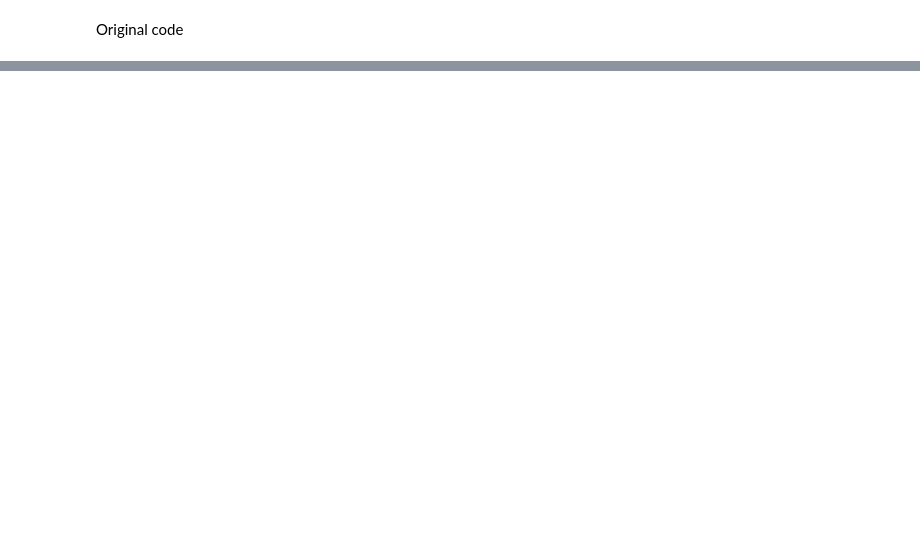
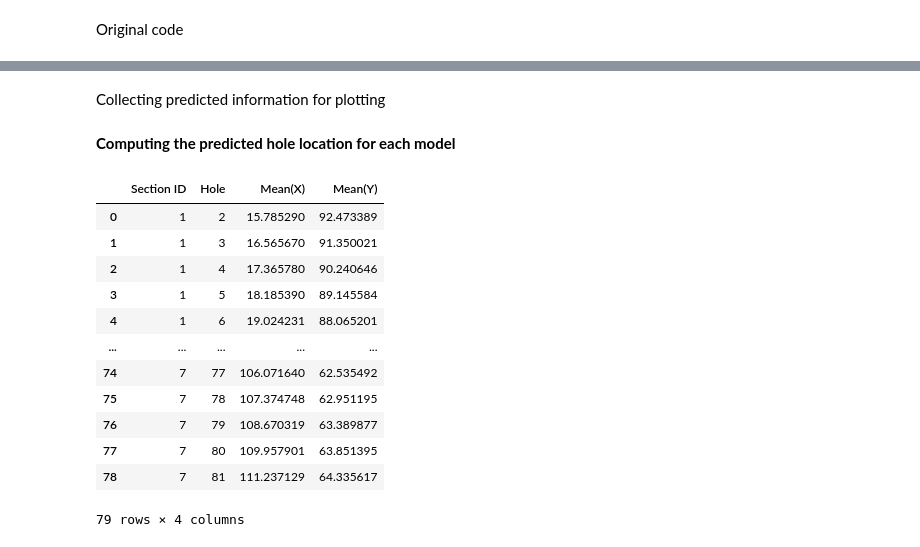
Before and after one commit to MatteoMancini01/S2_Cw, a Jupyter notebook: NoteBook2.ipynb, the cells around one changed output, grey strips where cells are left out. Saved outputs shown, nothing was run; the diff lists cells and outputs as text; code cells hidden in the pictures; blank space fills up the shorter version.

```diff
--- a/NoteBook2.ipynb
+++ b/NoteBook2.ipynb
@@ -475,0 +156,12 @@ ValueError: vmap got inconsistent sizes for array axes to be mapped:
+# %%
+N_rt_pred = jnp.mean(posterior_samples_rt['N'])
+R_rt_pred = jnp.mean(posterior_samples_rt['r'])
+
+num_sections = 6  # Assuming 6 sections
+
+phases_opt_rt = jnp.mean(posterior_samples_rt["alpha_pred"], axis=0)
+xcents_opt_rt = jnp.mean(posterior_samples_rt["x_centre"], axis=0)
+ycents_opt_rt = jnp.mean(posterior_samples_rt["y_centre"], axis=0)
+
+# Store all extracted parameters in a structured array
+optimised_params_rt = jnp.array([phases_opt_rt, xcents_opt_rt, ycents_opt_rt])
@@ -475,0 +198,8 @@ ValueError: vmap got inconsistent sizes for array axes to be mapped:
+# %%
+nuts_kernel = NUTS(isotropic_model)
+
+mcmc_iso = MCMC(nuts_kernel, num_samples=10000, num_warmup=1000)
+rng_key_iso = jax.random.key(0)
+mcmc_iso.run(rng_key_iso, sec_mod, hole_d, x_obs = x_d, y_obs = y_d)
+
+posterior_samples_iso = mcmc_iso.get_samples()
@@ -475,0 +226,2 @@ ValueError: vmap got inconsistent sizes for array axes to be mapped:
+# %% [markdown]
+Collecting predicted information for plotting
@@ -475,0 +277,41 @@ ValueError: vmap got inconsistent sizes for array axes to be mapped:
+# %% [markdown]
+<b>Computing the predicted hole location for each model</b>
+# %%
+# Computing hole predicted location using predicted parameters from Iminuit for:
+
+# Radial-Tangential Model:
+predicted_hole_loc_rt = hole_prediction(N_rt_pred, R_rt_pred, optimised_params_rt)
+
+# Isotropic Model:
+predicted_hole_loc_is = hole_prediction(N_is_pred, R_is_pred, optimised_params_iso)
+# %%
+# Constructiong Data Frame for:
+
+# Radial-Tangential Model
+
+d_rt = {
+
+    'Section ID' : sub_data['Section ID'].to_numpy(),
+    'Hole' : sub_data['Hole'].to_numpy(),
+    'Mean(X)' : predicted_hole_loc_rt[0],
+    'Mean(Y)' : predicted_hole_loc_rt[1]
+}
+
+pred_data_rt_HMC = pd.DataFrame(d_rt)
+
+# Checking result
+pred_data_rt_HMC
+# %% [output]
+|  | Section ID | Hole | Mean(X) | Mean(Y) |
+| 0 | 1 | 2 | 15.785290 | 92.473389 |
+| 1 | 1 | 3 | 16.565670 | 91.350021 |
+| 2 | 1 | 4 | 17.365780 | 90.240646 |
+| 3 | 1 | 5 | 18.185390 | 89.145584 |
+| 4 | 1 | 6 | 19.024231 | 88.065201 |
+| ... | ... | ... | ... | ... |
+| 74 | 7 | 77 | 106.071640 | 62.535492 |
+| 75 | 7 | 78 | 107.374748 | 62.951195 |
+| 76 | 7 | 79 | 108.670319 | 63.389877 |
+| 77 | 7 | 80 | 109.957901 | 63.851395 |
+| 78 | 7 | 81 | 111.237129 | 64.335617 |
+79 rows × 4 columns
```
Also changed, not shown: parts of 30 cells of this notebook, 1 other file.
